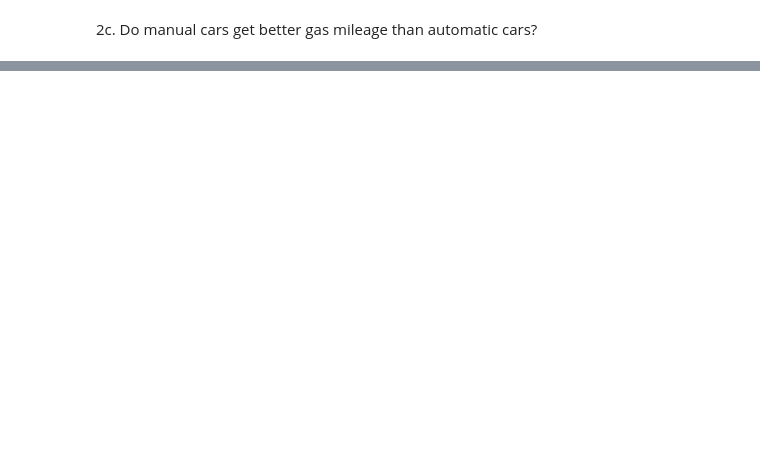
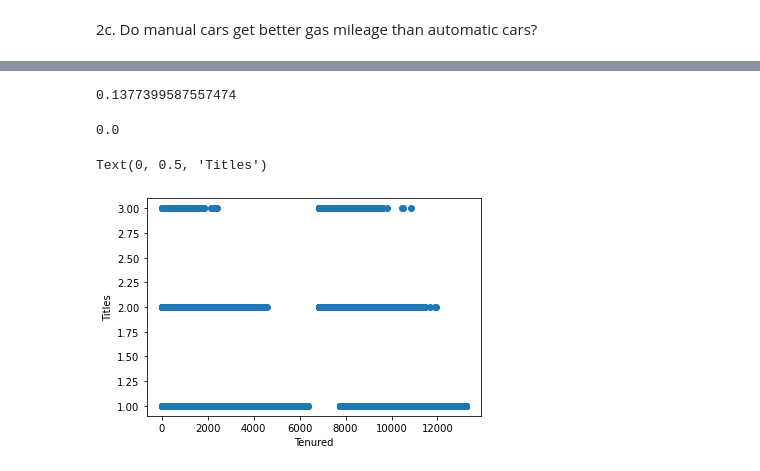
Before and after one commit to LinhQuach13/statistics-exercises, a Jupyter notebook: hypothesis_testing.ipynb, the cells around one changed output, grey strips where cells are left out. Drawn from its saved outputs; the diff is of its cells as text; code cells hidden in the pictures; blank space fills up the shorter version.

```diff
--- a/hypothesis_testing.ipynb
+++ b/hypothesis_testing.ipynb
@@ -447,0 +770,7 @@ We reject the null hypothesis
+# %%
+#strip the string days from tenured column and convert tenured to an integer datatype
+tenured = tenured.str.strip('days').astype(int)
+# %%
+#changing dataframe to have new tenured column without the string days in it
+
+titles_df['tenure']= tenured
@@ -447,0 +787,8 @@ We reject the null hypothesis
+# %%
+#creating a tenure series to be able to use in pearsonr
+
+tenure_series= titles_df.sort_values('to_date').groupby('emp_no').last().tenure
+# %%
+#creating a titles series to be able to use in pearsonr
+
+title_series= titles_df.groupby('emp_no').count().title
@@ -447,0 +797,8 @@ We reject the null hypothesis
+# %%
+r
+# %% [output]
+0.1377399587557474
+# %%
+p
+# %% [output]
+0.0
@@ -447,0 +807,9 @@ We reject the null hypothesis
+# %%
+#Looking at data on a scatterplot
+plt.scatter(tenure_series, title_series)
+
+plt.xlabel('Tenured')
+plt.ylabel('Titles')
+# %% [output]
+Text(0, 0.5, 'Titles')
+[figure, added]
```
Also changed, not shown: parts of 100 cells of this notebook.
